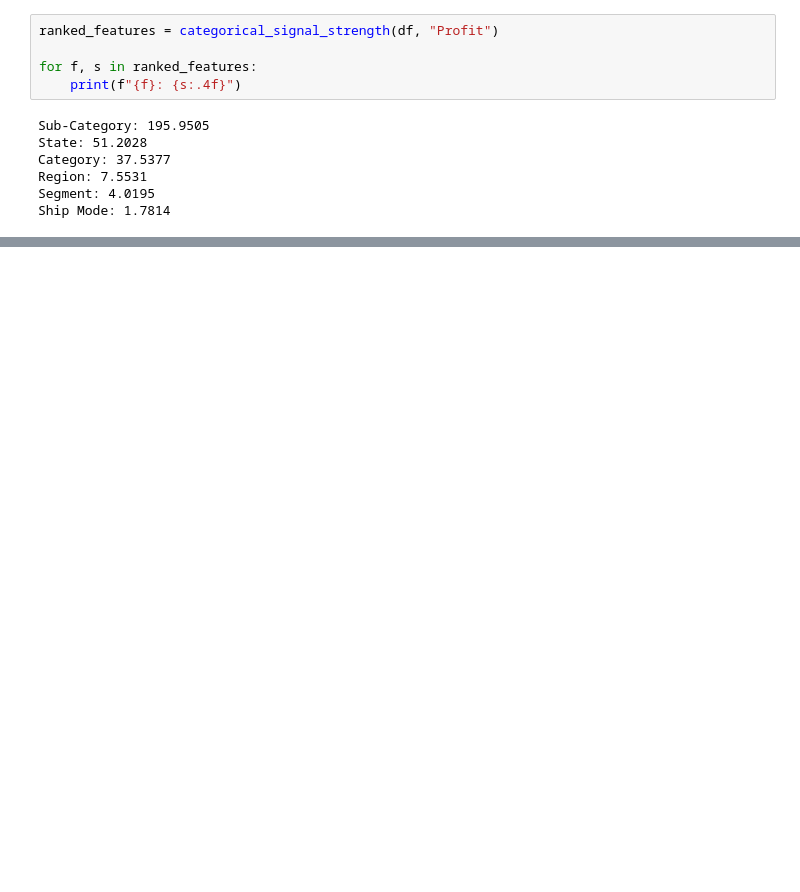
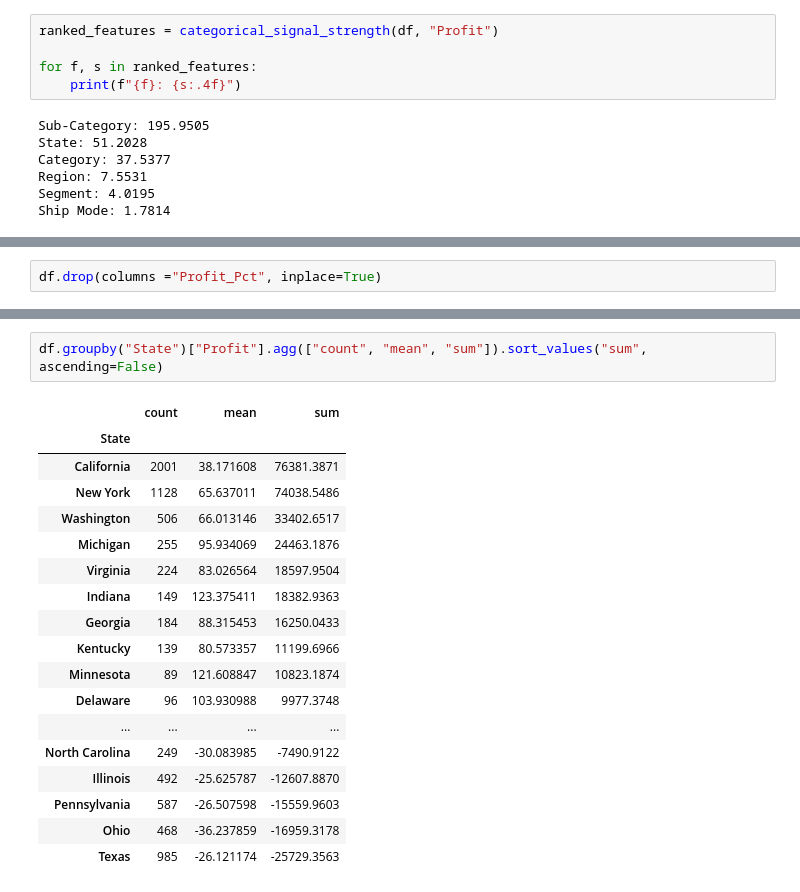
Before and after one commit to Sarthak653/eda-sales, a Jupyter notebook: eda.ipynb, the cells around one changed output, grey strips where cells are left out. Drawn from its saved outputs; the diff is of its cells as text; blank space fills up the shorter version.

```diff
--- a/eda.ipynb
+++ b/eda.ipynb
@@ -675,0 +729,2 @@ Ship Mode: 1.7814
+# %%
+df.drop(columns ="Profit_Pct", inplace=True)
@@ -675,0 +913,21 @@ Ship Mode: 1.7814
+# %%
+df.groupby("State")["Profit"].agg(["count", "mean", "sum"]).sort_values("sum", ascending=False)
+# %% [output]
+|  | count | mean | sum |
+| State |  |  |  |
+| California | 2001 | 38.171608 | 76381.3871 |
+| New York | 1128 | 65.637011 | 74038.5486 |
+| Washington | 506 | 66.013146 | 33402.6517 |
+| Michigan | 255 | 95.934069 | 24463.1876 |
+| Virginia | 224 | 83.026564 | 18597.9504 |
+| Indiana | 149 | 123.375411 | 18382.9363 |
+| Georgia | 184 | 88.315453 | 16250.0433 |
+| Kentucky | 139 | 80.573357 | 11199.6966 |
+| Minnesota | 89 | 121.608847 | 10823.1874 |
+| Delaware | 96 | 103.930988 | 9977.3748 |
+| ... | ... | ... | ... |
+| North Carolina | 249 | -30.083985 | -7490.9122 |
+| Illinois | 492 | -25.625787 | -12607.8870 |
+| Pennsylvania | 587 | -26.507598 | -15559.9603 |
+| Ohio | 468 | -36.237859 | -16959.3178 |
+| Texas | 985 | -26.121174 | -25729.3563 |
```
Also changed, not shown: parts of 22 cells of this notebook.
